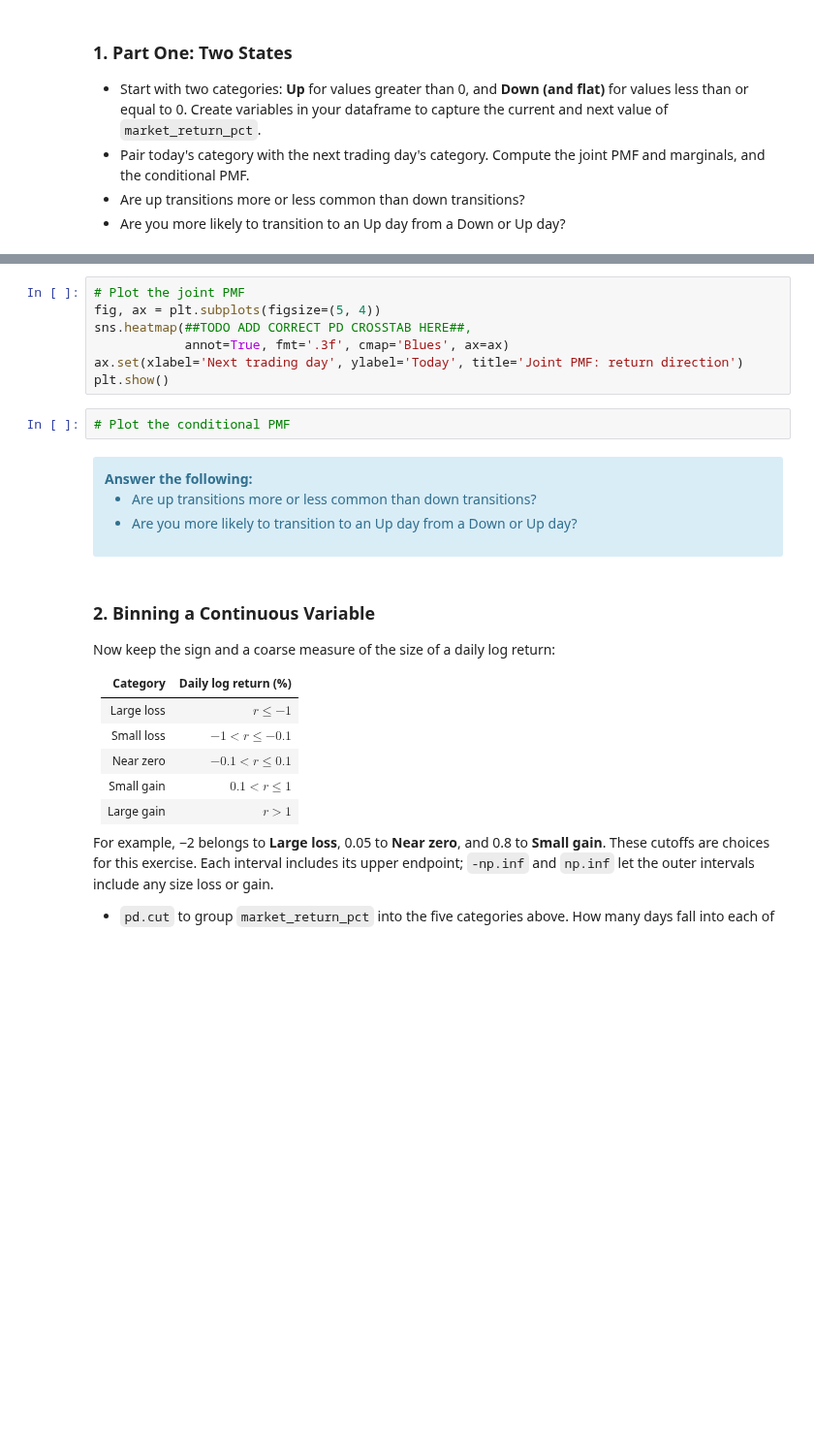
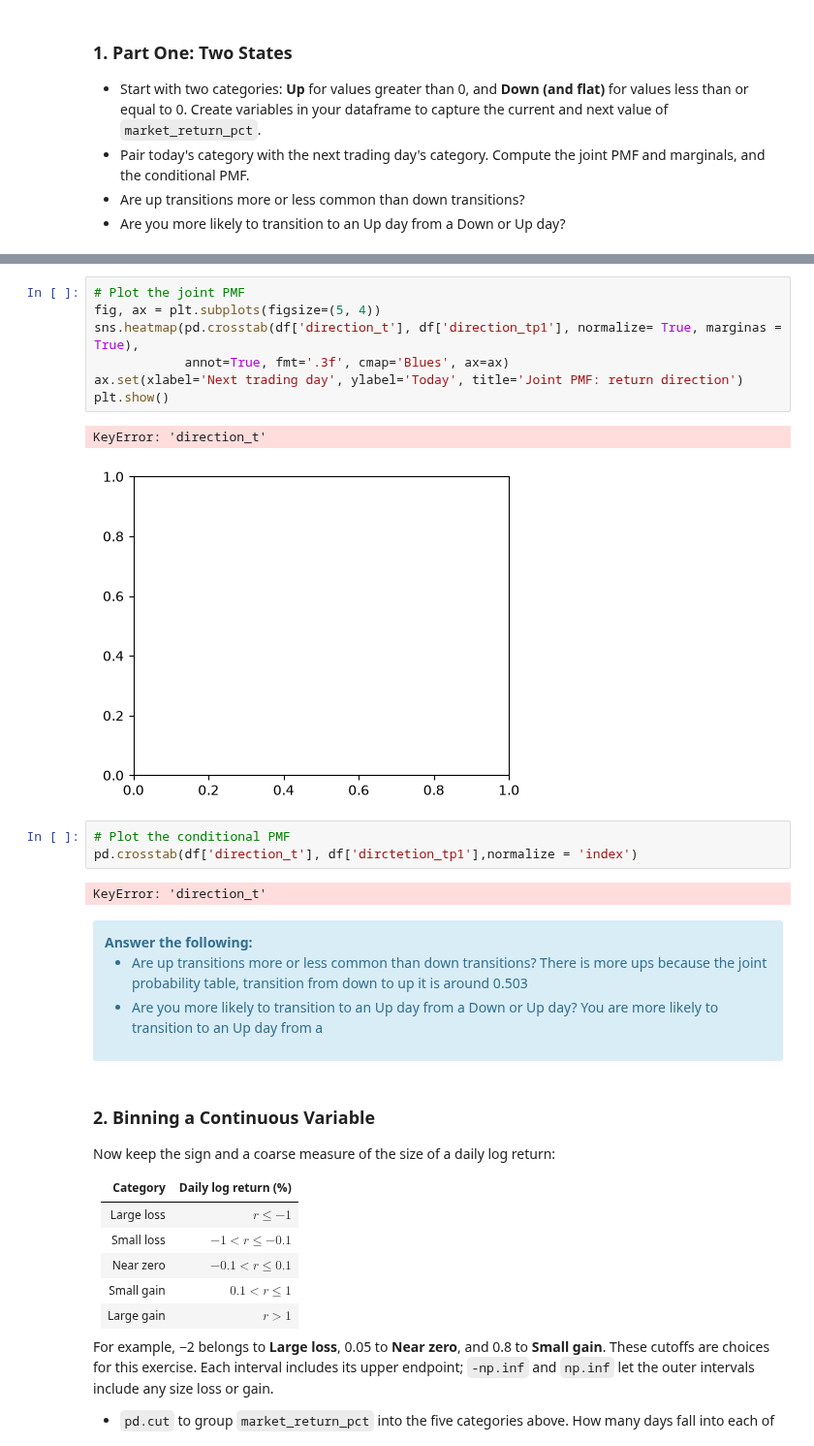
Before and after one commit to kimondragon/UU_F26_templates, a Jupyter notebook: Week09/Thursday_lab/lab08.ipynb, the cells around one changed output, grey strips where cells are left out. Shown at 97% size. Cells and saved outputs as stored; diff of their text form; blank space fills up the shorter version.

```diff
--- a/Week09/Thursday_lab/lab08.ipynb
+++ b/Week09/Thursday_lab/lab08.ipynb
@@ -68,17 +82,23 @@ df['direction_tp1'] = #TODO: ADD CODE HERE
 # %%
 # Plot the joint PMF
 fig, ax = plt.subplots(figsize=(5, 4))
-sns.heatmap(##TODO ADD CORRECT PD CROSSTAB HERE##,
+sns.heatmap(pd.crosstab(df['direction_t'], df['direction_tp1'], normalize= True, marginas = True),
             annot=True, fmt='.3f', cmap='Blues', ax=ax)
 ax.set(xlabel='Next trading day', ylabel='Today', title='Joint PMF: return direction')
 plt.show()
+# %% [output]
+KeyError: 'direction_t'
+[figure, added]
 # %%
 # Plot the conditional PMF
+pd.crosstab(df['direction_t'], df['dirctetion_tp1'],normalize = 'index')
+# %% [output]
+KeyError: 'direction_t'
 # %% [markdown]
 <div class='alert alert-info'><b>Answer the following:</b>
 
-- Are up transitions more or less common than down transitions?
-- Are you more likely to transition to an Up day from a Down or Up day?
+- Are up transitions more or less common than down transitions? There is more ups because the joint probability table, transition from down to up it is around 0.503
+- Are you more likely to transition to an Up day from a Down or Up day? You are more likely to transition to an Up day from a
 
 </div>
 # %% [markdown]
```
Also changed, not shown: parts of 19 cells of this notebook, 3 other files.
